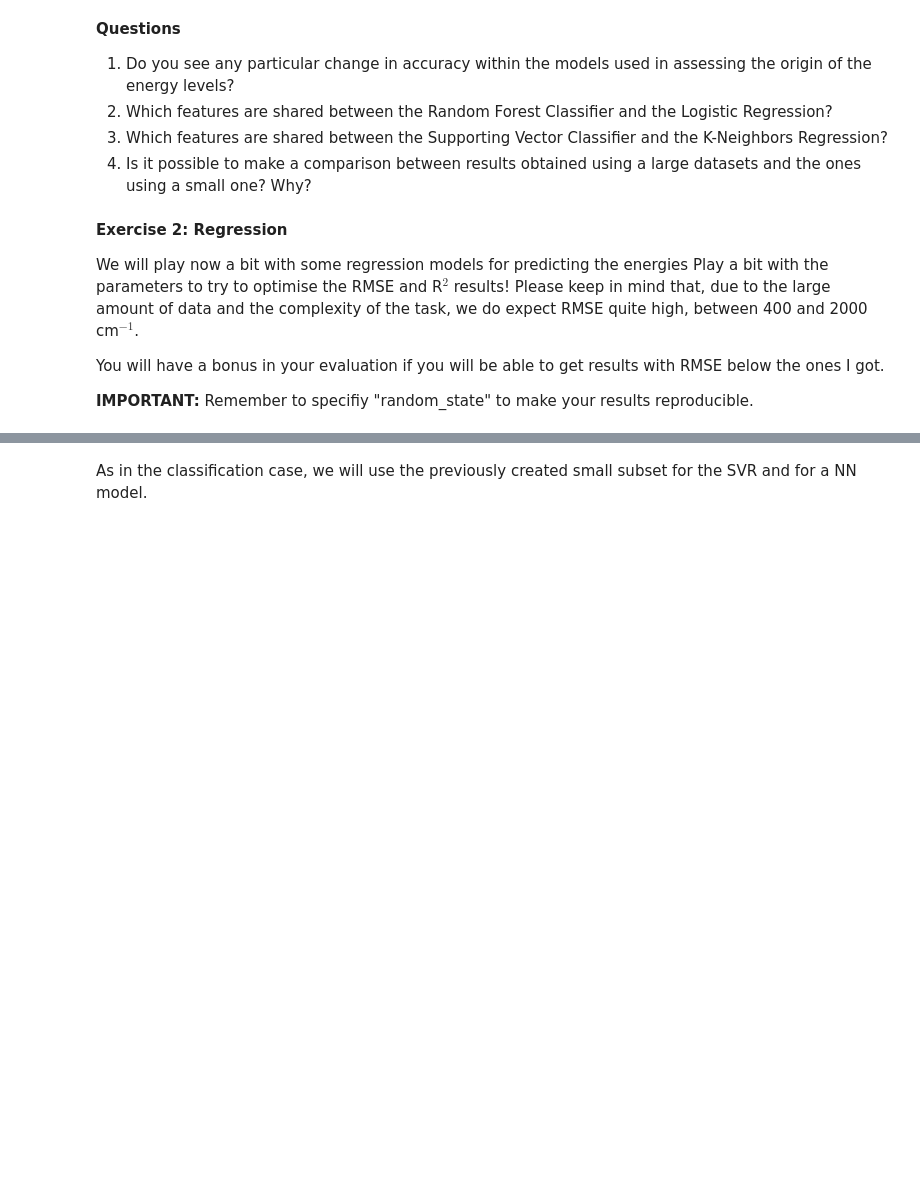
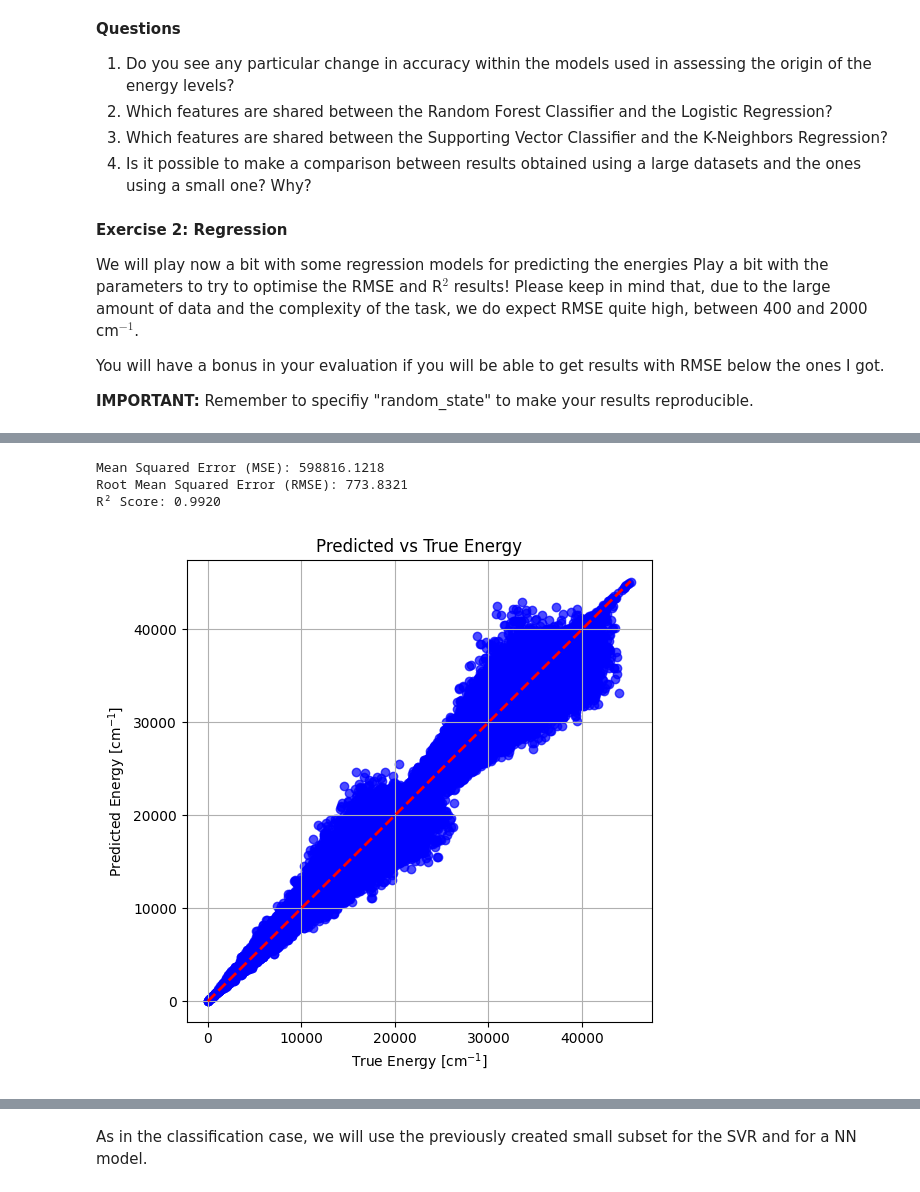
Before and after one commit to marcpezz/ML_presentation, a Jupyter notebook: Notebook2/caoh_spectroscopy.ipynb, the cells around one changed output, grey strips where cells are left out. Drawn from its saved outputs; the diff is of its cells as text; code cells hidden in the pictures; blank space fills up the shorter version.

```diff
--- a/Notebook2/caoh_spectroscopy.ipynb
+++ b/Notebook2/caoh_spectroscopy.ipynb
@@ -69,8 +69,8 @@ import time
 # %%
 
 # Create the object and name the files.
-names=["index","Energy","g","J","unc","parity","e/f","N","label","L","v1","v2","l2","v3","omega","fidx","E2","orig"]
-data = pd.read_csv('40Ca-16O-1H__OYT6.states', sep=r"\s+",header=None, names=names)
+names=["index","Energy","g","J","unc","tau","parity","e/f","N","label","L","v1","v2","l2","v3","omega","fidx","E2","orig"]
+data = pd.read_csv('40Ca-16O-1H__OYT6.states.bz2', sep=r"\s+",header=None, names=names)
 
 #  Move labels from characters to numeric
 data['label_num'] = data['label'].map({'X(2SIGMA+)':0, "A'(2PI)":1, 'A"(2PI)':2})
@@ -264,23 +294,28 @@ plt.show()
 # %%
 #Random Forest Regression
-rf = RandomForestRegressor(n_estimators=25)
+rf = RandomForestRegressor(n_estimators=10)
 rf.fit(X_train, y_train)
 y_pred = rf.predict(X_test)
 
 mse = mean_squared_error(y_test, y_pred)
 r2 = r2_score(y_test, y_pred)
 print(f"Mean Squared Error (MSE): {mse:.4f}")
 print(f"Root Mean Squared Error (RMSE): {np.sqrt(mse):.4f}")
 print(f"R² Score: {r2:.4f}")
 
 plt.figure(figsize=(6,6))
 plt.scatter(y_test, y_pred, alpha=0.7, color='blue')
 plt.plot([y_test.min(), y_test.max()], [y_test.min(), y_test.max()], 'r--', linewidth=2)
 plt.xlabel(r"True Energy [cm$^{-1}$]")
 plt.ylabel(r"Predicted Energy [cm$^{-1}$]")
 plt.title("Predicted vs True Energy")
 plt.grid(True)
 plt.show()
+# %% [output]
+Mean Squared Error (MSE): 598816.1218
+Root Mean Squared Error (RMSE): 773.8321
+R² Score: 0.9920
+[figure, added]
 # %%
 # Gradient Boosting  Regression
 
```
Also changed, not shown: parts of 21 cells of this notebook.
